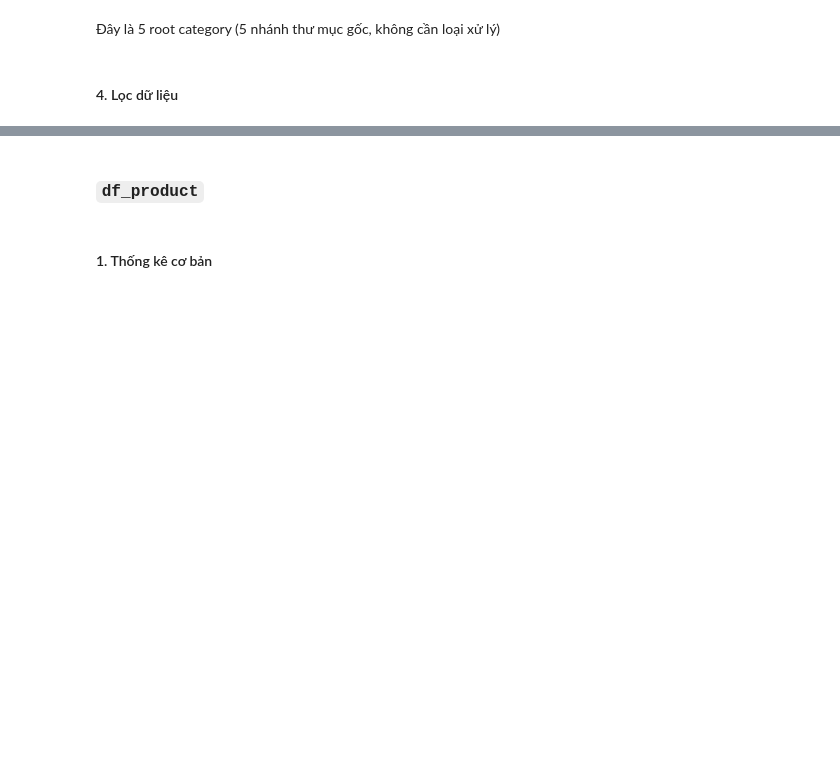
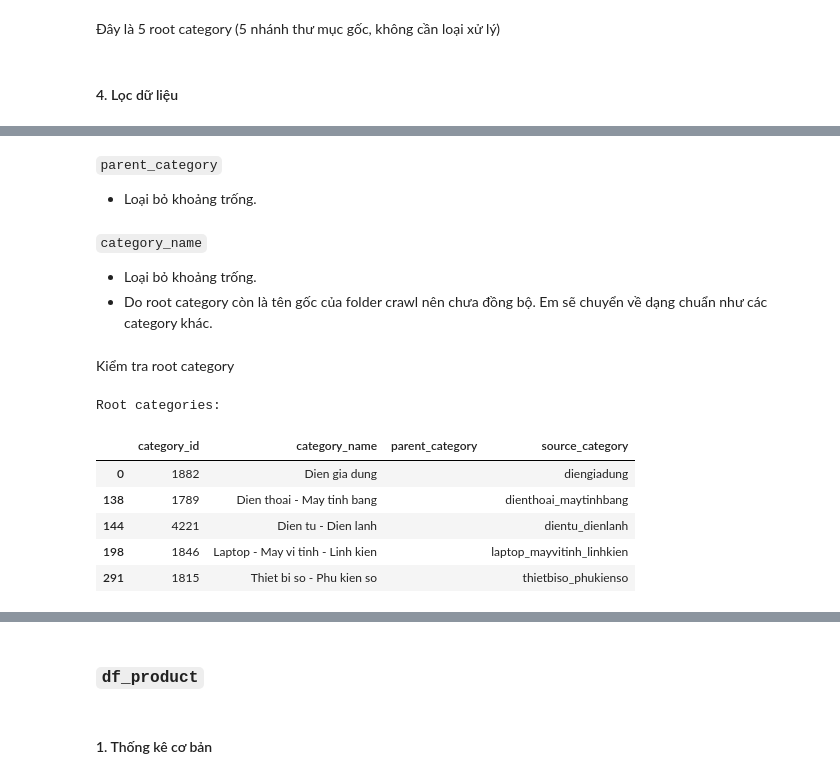
Before and after one commit to phuongth05/DV_LAB01, a Jupyter notebook: notebooks/01_preprocessing.ipynb, the cells around one changed output, grey strips where cells are left out. Drawn from its saved outputs; the diff is of its cells as text; code cells hidden in the pictures; blank space fills up the shorter version.

```diff
--- a/notebooks/01_preprocessing.ipynb
+++ b/notebooks/01_preprocessing.ipynb
@@ -191,0 +218,3 @@ dtype: int64
+# %% [markdown]
+`parent_category`
+- Loại bỏ khoảng trống.
@@ -191,0 +223,4 @@ dtype: int64
+# %% [markdown]
+`category_name`
+- Loại bỏ khoảng trống.
+- Do root category còn là tên gốc của folder crawl nên chưa đồng bộ. Em sẽ chuyển về dạng chuẩn như các category khác.
@@ -191,0 +229,15 @@ dtype: int64
+# %% [markdown]
+Kiểm tra root category
+# %%
+root_categories = df_category[df_category["parent_category"] == ""]
+
+print("Root categories:")
+display(root_categories)
+# %% [output]
+Root categories:
+|  | category_id | category_name | parent_category | source_category |
+| 0 | 1882 | Dien gia dung |  | diengiadung |
+| 138 | 1789 | Dien thoai - May tinh bang |  | dienthoai_maytinhbang |
+| 144 | 4221 | Dien tu - Dien lanh |  | dientu_dienlanh |
+| 198 | 1846 | Laptop - May vi tinh - Linh kien |  | laptop_mayvitinh_linhkien |
+| 291 | 1815 | Thiet bi so - Phu kien so |  | thietbiso_phukienso |
```
Also changed, not shown: parts of 62 cells of this notebook, 1 other file.
